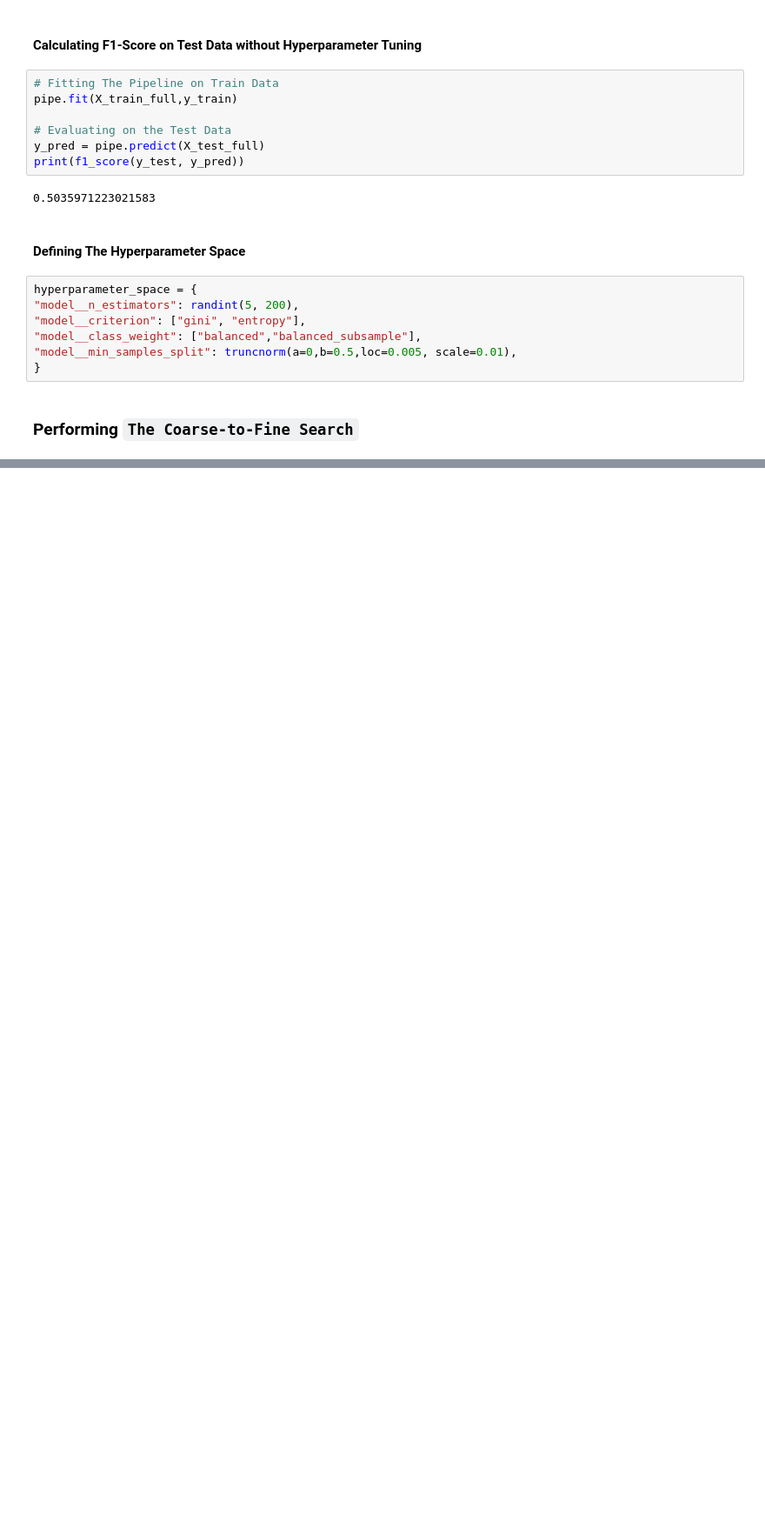
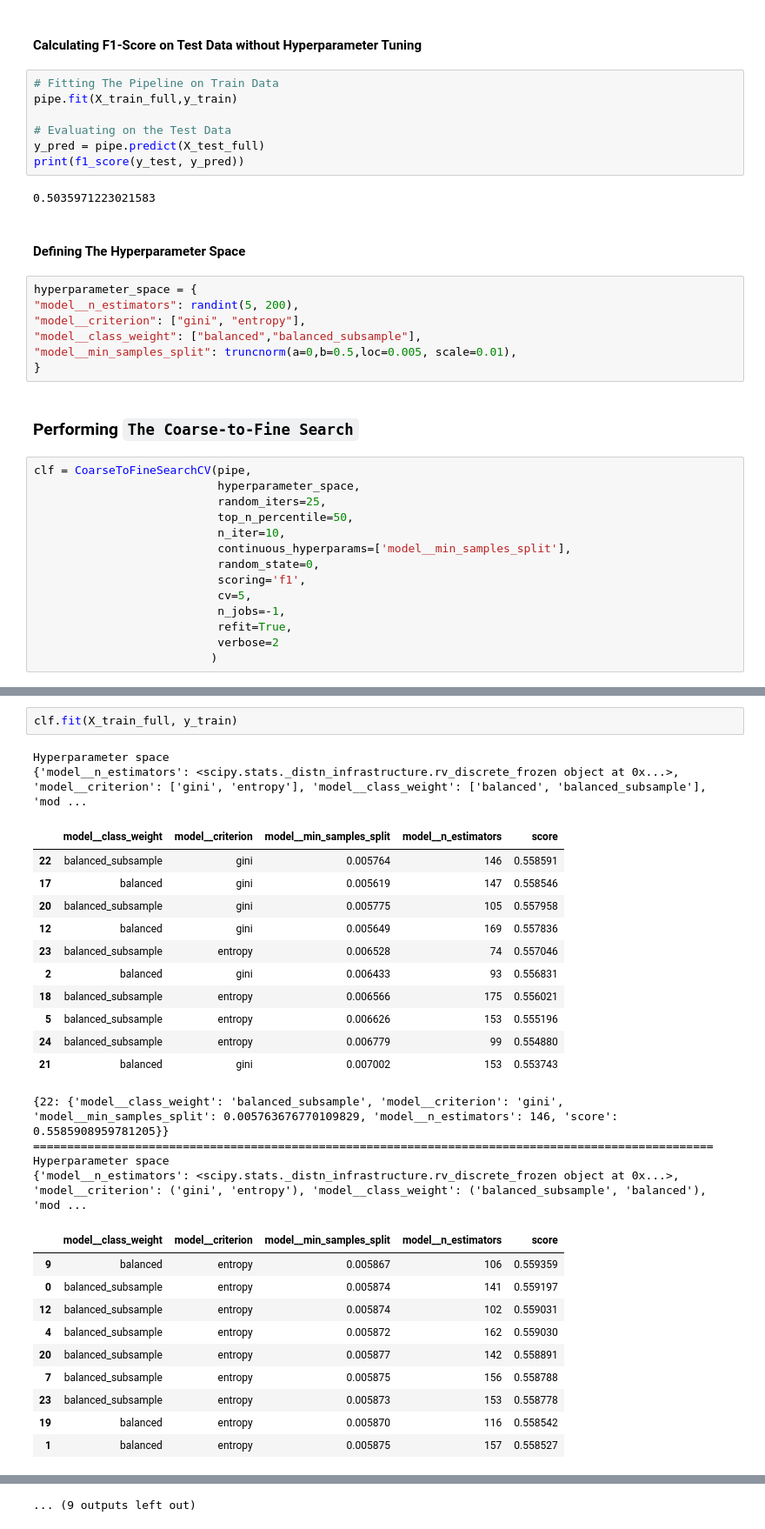
Before and after one commit to joakor89/Hyperparameter-Tuning-with-Python, a Jupyter notebook: chap_07/03_C2FS.ipynb, the cells around one changed output, grey strips where cells are left out. Shown at 87% size. Cells and saved outputs as stored; diff of their text form; blank space fills up the shorter version.

Commit message:
Running and evaluating The Coarse-to-Fine Search

```diff
--- a/chap_07/03_C2FS.ipynb
+++ b/chap_07/03_C2FS.ipynb
@@ -277,3 +277,17 @@ hyperparameter_space = {
 }
 # %% [markdown]
 ### Performing `The Coarse-to-Fine Search`
+# %%
+clf = CoarseToFineSearchCV(pipe,
+                           hyperparameter_space,
+                           random_iters=25,
+                           top_n_percentile=50,
+                           n_iter=10,
+                           continuous_hyperparams=['model__min_samples_split'],
+                           random_state=0,
+                           scoring='f1',
+                           cv=5,
+                           n_jobs=-1,
+                           refit=True,
+                           verbose=2
+                          )
@@ -279,0 +296,30 @@ hyperparameter_space = {
+# %%
+clf.fit(X_train_full, y_train)
+# %% [output]
+Hyperparameter space
+{'model__n_estimators': <scipy.stats._distn_infrastructure.rv_discrete_frozen object at 0x...>, 'model__criterion': ['gini', 'entropy'], 'model__class_weight': ['balanced', 'balanced_subsample'], 'mod ...
+|  | model__class_weight | model__criterion | model__min_samples_split | model__n_estimators | score |
+| 22 | balanced_subsample | gini | 0.005764 | 146 | 0.558591 |
+| 17 | balanced | gini | 0.005619 | 147 | 0.558546 |
+| 20 | balanced_subsample | gini | 0.005775 | 105 | 0.557958 |
+| 12 | balanced | gini | 0.005649 | 169 | 0.557836 |
+| 23 | balanced_subsample | entropy | 0.006528 | 74 | 0.557046 |
+| 2 | balanced | gini | 0.006433 | 93 | 0.556831 |
+| 18 | balanced_subsample | entropy | 0.006566 | 175 | 0.556021 |
+| 5 | balanced_subsample | entropy | 0.006626 | 153 | 0.555196 |
+| 24 | balanced_subsample | entropy | 0.006779 | 99 | 0.554880 |
+| 21 | balanced | gini | 0.007002 | 153 | 0.553743 |
+{22: {'model__class_weight': 'balanced_subsample', 'model__criterion': 'gini', 'model__min_samples_split': 0.005763676770109829, 'model__n_estimators': 146, 'score': 0.5585908959781205}}
+====================================================================================================
+Hyperparameter space
+{'model__n_estimators': <scipy.stats._distn_infrastructure.rv_discrete_frozen object at 0x...>, 'model__criterion': ('gini', 'entropy'), 'model__class_weight': ('balanced_subsample', 'balanced'), 'mod ...
+|  | model__class_weight | model__criterion | model__min_samples_split | model__n_estimators | score |
+| 9 | balanced | entropy | 0.005867 | 106 | 0.559359 |
+| 0 | balanced_subsample | entropy | 0.005874 | 141 | 0.559197 |
+| 12 | balanced_subsample | entropy | 0.005874 | 102 | 0.559031 |
+| 4 | balanced_subsample | entropy | 0.005872 | 162 | 0.559030 |
+| 20 | balanced_subsample | entropy | 0.005877 | 142 | 0.558891 |
+| 7 | balanced_subsample | entropy | 0.005875 | 156 | 0.558788 |
+| 23 | balanced_subsample | entropy | 0.005873 | 153 | 0.558778 |
+| 19 | balanced | entropy | 0.005870 | 116 | 0.558542 |
+| 1 | balanced | entropy | 0.005875 | 157 | 0.558527 |
@@ -279,0 +372 @@ hyperparameter_space = {
+... (9 outputs left out)
```
Also changed, not shown: parts of 5 cells of this notebook.
